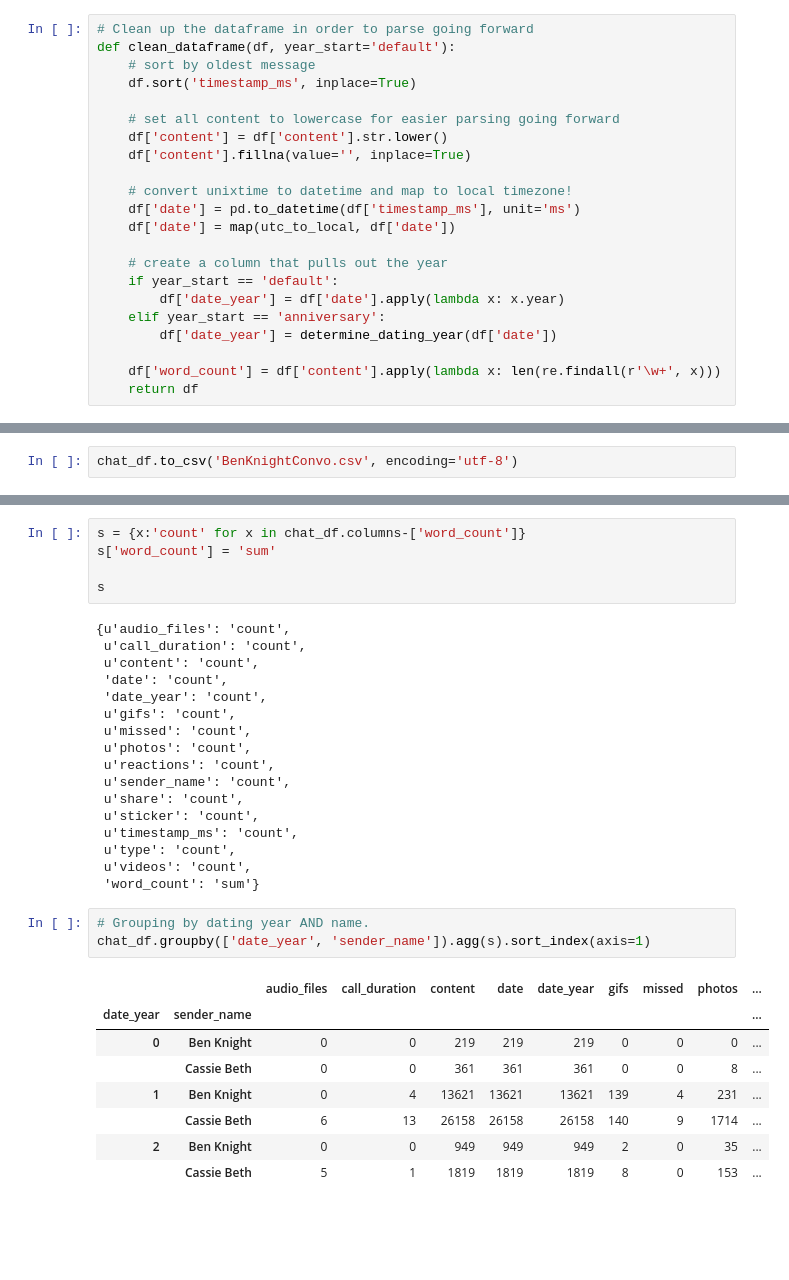
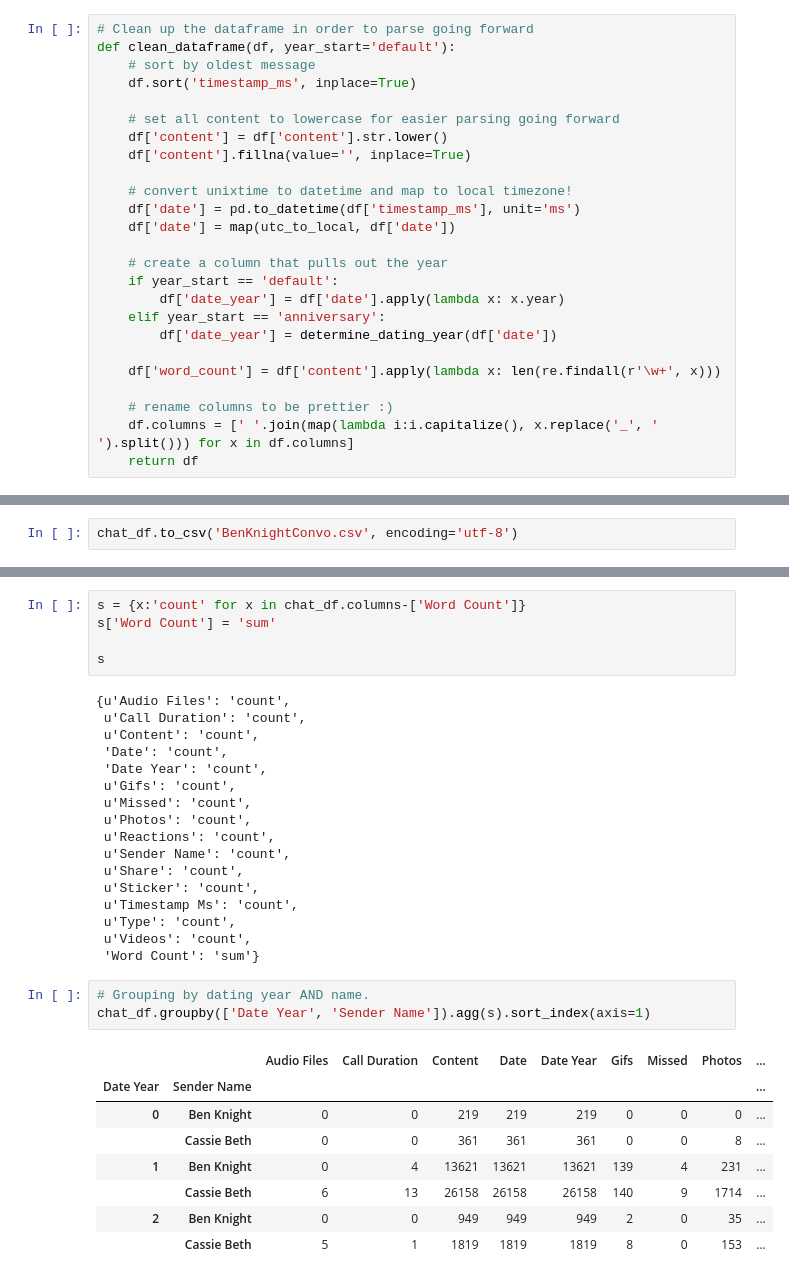
Before and after one commit to clebauer/Converstatistics, a Jupyter notebook: Converstatistics.ipynb, the cells around one changed output, grey strips where cells are left out. Cells and saved outputs as stored; diff of their text form; blank space fills up the shorter version.

```diff
--- a/Converstatistics.ipynb
+++ b/Converstatistics.ipynb
@@ -102,6 +117,9 @@ def clean_dataframe(df, year_start='default'):
         df['date_year'] = determine_dating_year(df['date'])
 
     df['word_count'] = df['content'].apply(lambda x: len(re.findall(r'\w+', x)))
+
+    # rename columns to be prettier :)
+    df.columns = [' '.join(map(lambda i:i.capitalize(), x.replace('_', ' ').split())) for x in df.columns]
     return df
 # %%
 def person(name):
@@ -128,33 +146,33 @@ print chat_df['date'].min().date(), 'to', chat_df['date'].max().date()
 # %% [output]
 2017-07-06 to 2018-07-30
 # %%
-s = {x:'count' for x in chat_df.columns-['word_count']}
-s['word_count'] = 'sum'
+s = {x:'count' for x in chat_df.columns-['Word Count']}
+s['Word Count'] = 'sum'
 
 s
 # %% [output]
-{u'audio_files': 'count',
- u'call_duration': 'count',
- u'content': 'count',
- 'date': 'count',
- 'date_year': 'count',
- u'gifs': 'count',
- u'missed': 'count',
- u'photos': 'count',
- u'reactions': 'count',
- u'sender_name': 'count',
- u'share': 'count',
- u'sticker': 'count',
- u'timestamp_ms': 'count',
- u'type': 'count',
- u'videos': 'count',
- 'word_count': 'sum'}
+{u'Audio Files': 'count',
+ u'Call Duration': 'count',
+ u'Content': 'count',
+ 'Date': 'count',
+ 'Date Year': 'count',
+ u'Gifs': 'count',
+ u'Missed': 'count',
+ u'Photos': 'count',
+ u'Reactions': 'count',
+ u'Sender Name': 'count',
+ u'Share': 'count',
+ u'Sticker': 'count',
+ u'Timestamp Ms': 'count',
+ u'Type': 'count',
+ u'Videos': 'count',
+ 'Word Count': 'sum'}
 # %%
 # Grouping by dating year AND name.
-chat_df.groupby(['date_year', 'sender_name']).agg(s).sort_index(axis=1)
+chat_df.groupby(['Date Year', 'Sender Name']).agg(s).sort_index(axis=1)
 # %% [output]
-|  |  | audio_files | call_duration | content | date | date_year | gifs | missed | photos | ... |
-| date_year | sender_name |  |  |  |  |  |  |  |  | ... |
+|  |  | Audio Files | Call Duration | Content | Date | Date Year | Gifs | Missed | Photos | ... |
+| Date Year | Sender Name |  |  |  |  |  |  |  |  | ... |
 | 0 | Ben Knight | 0 | 0 | 219 | 219 | 219 | 0 | 0 | 0 | ... |
 |  | Cassie Beth | 0 | 0 | 361 | 361 | 361 | 0 | 0 | 8 | ... |
 | 1 | Ben Knight | 0 | 4 | 13621 | 13621 | 13621 | 139 | 4 | 231 | ... |
```
Also changed, not shown: parts of 30 cells of this notebook, 6 other files.
